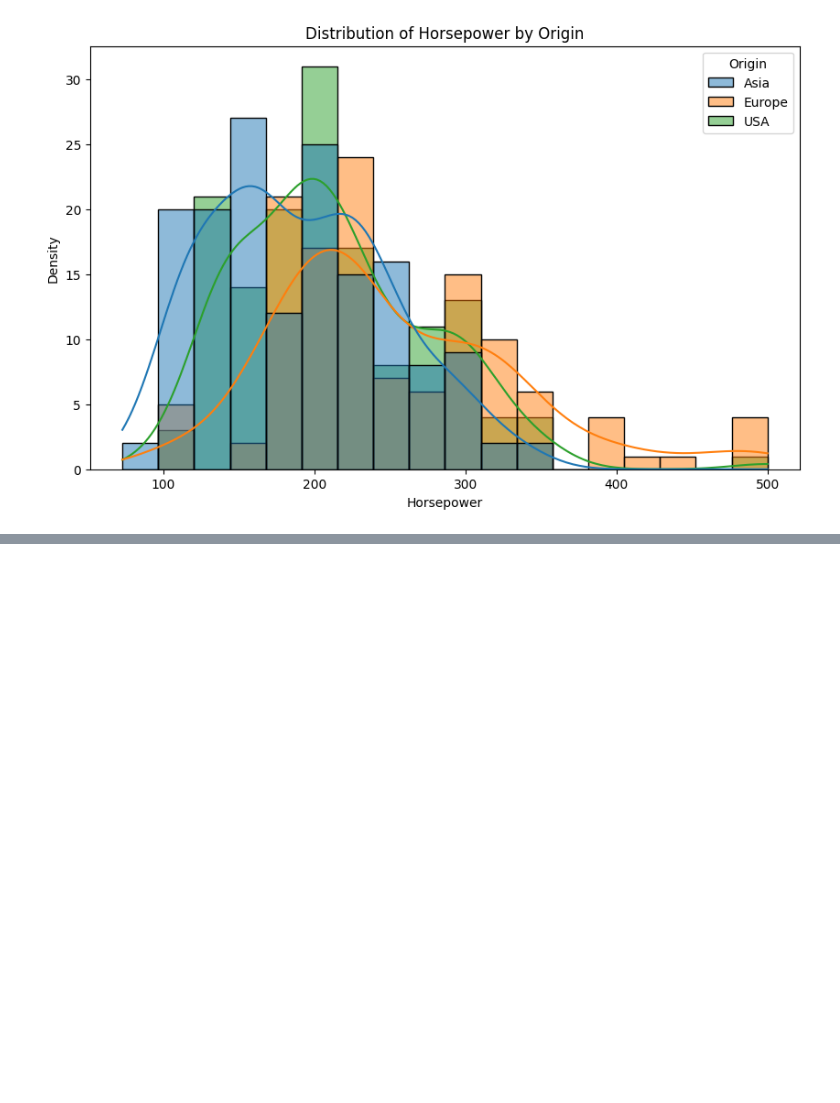
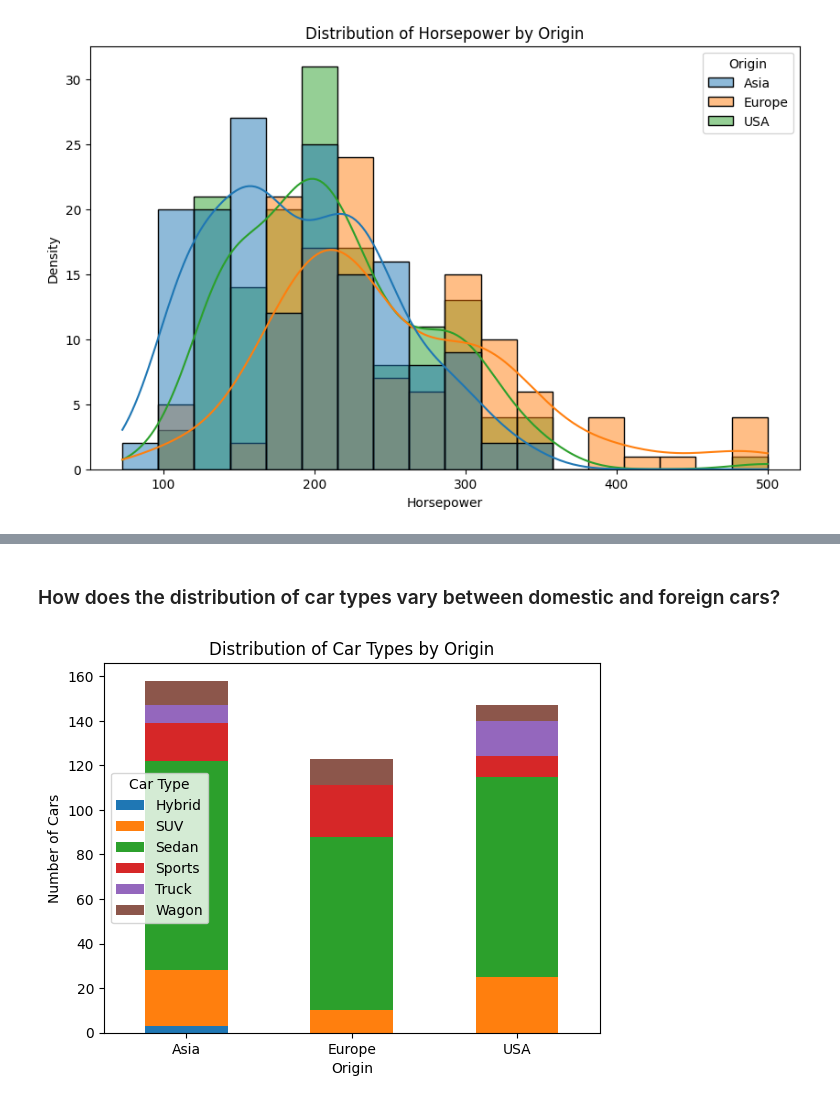
Before and after one commit to Tanay-Dwivedi/Cars-Dataset-Data-Analysis, a Jupyter notebook: cars_dataset_data_analysis.ipynb, the cells around one changed output, grey strips where cells are left out. Saved outputs shown, nothing was run; the diff lists cells and outputs as text; code cells hidden in the pictures; blank space fills up the shorter version.

```diff
--- a/cars_dataset_data_analysis.ipynb
+++ b/cars_dataset_data_analysis.ipynb
@@ -270,0 +308,13 @@ plt.show()
+# %% [markdown]
+### How does the distribution of car types vary between domestic and foreign cars?
+# %%
+origin_car_type_counts = df.groupby(['Origin', 'Type']).size().unstack()
+origin_car_type_counts.plot(kind='bar', stacked=True)
+plt.title('Distribution of Car Types by Origin')
+plt.xlabel('Origin')
+plt.ylabel('Number of Cars')
+plt.xticks(rotation=0)
+plt.legend(title='Car Type')
+plt.show()
+# %% [output]
+[figure, added]
```
Also changed, not shown: parts of 17 cells of this notebook.
